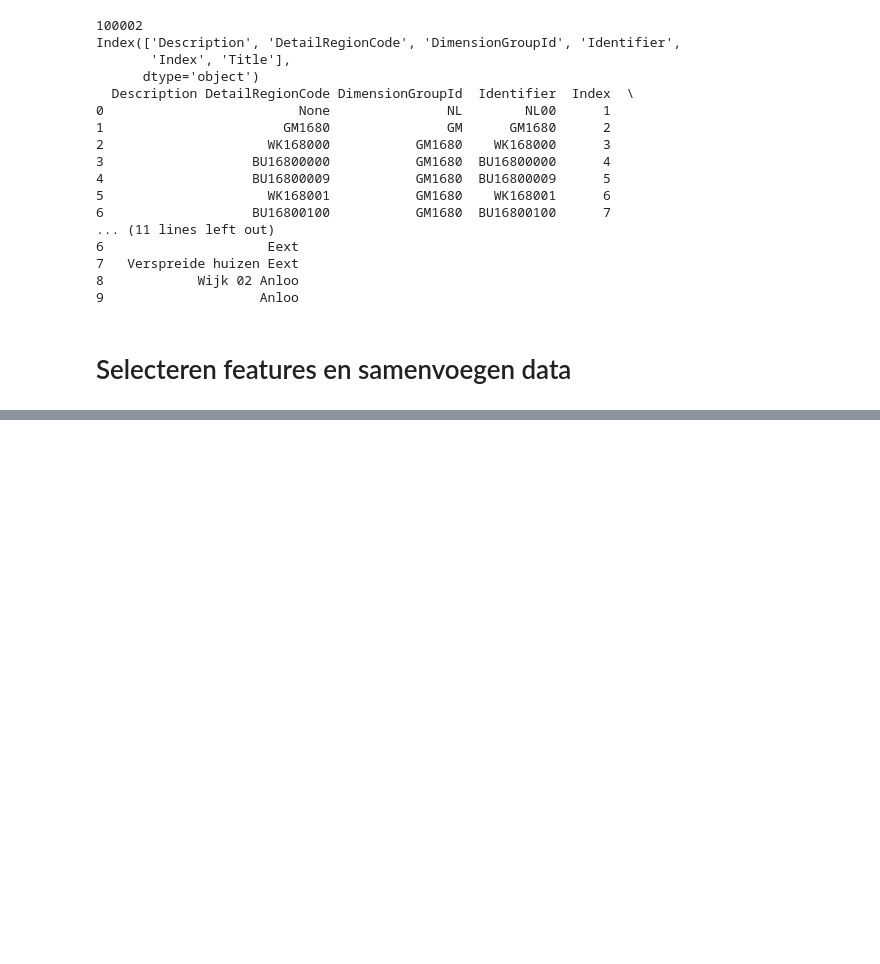
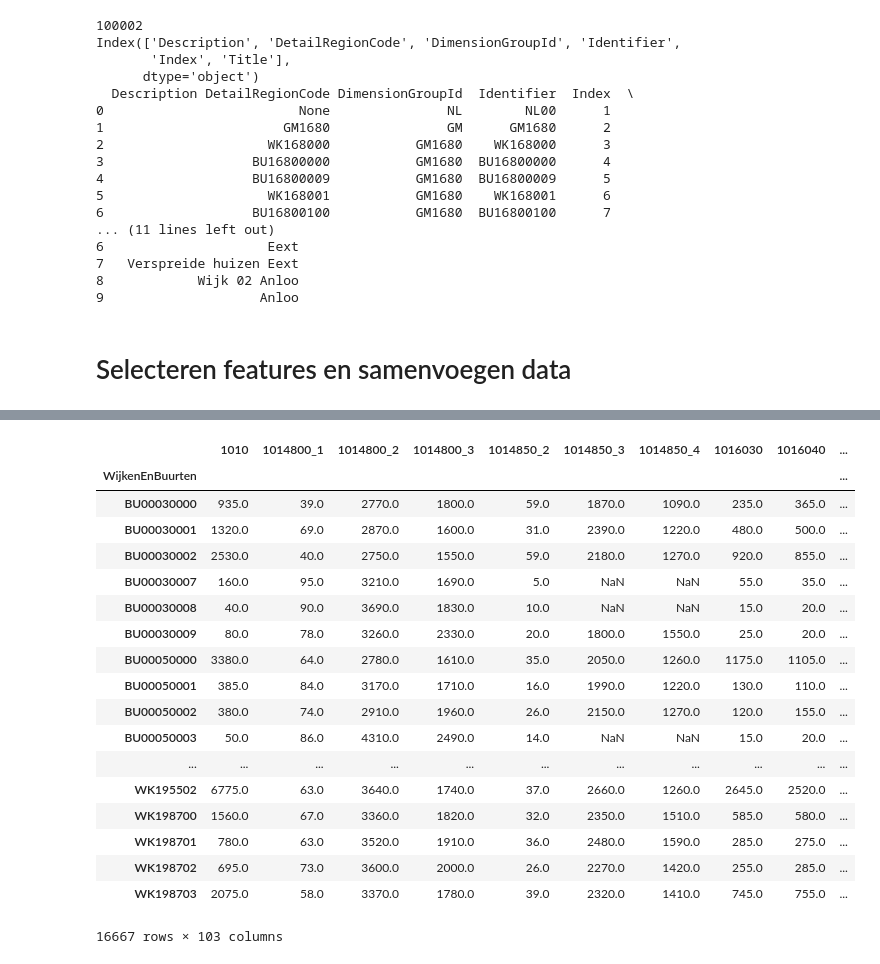
Before and after one commit to DanAugustus/KiesKaart, a Jupyter notebook: CBSparserOData4.ipynb, the cells around one changed output, grey strips where cells are left out. Saved outputs shown, nothing was run; the diff lists cells and outputs as text; code cells hidden in the pictures; blank space fills up the shorter version.

```diff
--- a/CBSparserOData4.ipynb
+++ b/CBSparserOData4.ipynb
@@ -311,0 +350,23 @@ split(pattern, string, maxsplit=0, flags=0)
+# %%
+test2.groupby("WijkenEnBuurten").first()
+# Deze tabel heeft het gewenste format.
+# %% [output]
+|  | 1010 | 1014800_1 | 1014800_2 | 1014800_3 | 1014850_2 | 1014850_3 | 1014850_4 | 1016030 | 1016040 | ... |
+| WijkenEnBuurten |  |  |  |  |  |  |  |  |  | ... |
+| BU00030000 | 935.0 | 39.0 | 2770.0 | 1800.0 | 59.0 | 1870.0 | 1090.0 | 235.0 | 365.0 | ... |
+| BU00030001 | 1320.0 | 69.0 | 2870.0 | 1600.0 | 31.0 | 2390.0 | 1220.0 | 480.0 | 500.0 | ... |
+| BU00030002 | 2530.0 | 40.0 | 2750.0 | 1550.0 | 59.0 | 2180.0 | 1270.0 | 920.0 | 855.0 | ... |
+| BU00030007 | 160.0 | 95.0 | 3210.0 | 1690.0 | 5.0 | NaN | NaN | 55.0 | 35.0 | ... |
+| BU00030008 | 40.0 | 90.0 | 3690.0 | 1830.0 | 10.0 | NaN | NaN | 15.0 | 20.0 | ... |
+| BU00030009 | 80.0 | 78.0 | 3260.0 | 2330.0 | 20.0 | 1800.0 | 1550.0 | 25.0 | 20.0 | ... |
+| BU00050000 | 3380.0 | 64.0 | 2780.0 | 1610.0 | 35.0 | 2050.0 | 1260.0 | 1175.0 | 1105.0 | ... |
+| BU00050001 | 385.0 | 84.0 | 3170.0 | 1710.0 | 16.0 | 1990.0 | 1220.0 | 130.0 | 110.0 | ... |
+| BU00050002 | 380.0 | 74.0 | 2910.0 | 1960.0 | 26.0 | 2150.0 | 1270.0 | 120.0 | 155.0 | ... |
+| BU00050003 | 50.0 | 86.0 | 4310.0 | 2490.0 | 14.0 | NaN | NaN | 15.0 | 20.0 | ... |
+| ... | ... | ... | ... | ... | ... | ... | ... | ... | ... | ... |
+| WK195502 | 6775.0 | 63.0 | 3640.0 | 1740.0 | 37.0 | 2660.0 | 1260.0 | 2645.0 | 2520.0 | ... |
+| WK198700 | 1560.0 | 67.0 | 3360.0 | 1820.0 | 32.0 | 2350.0 | 1510.0 | 585.0 | 580.0 | ... |
+| WK198701 | 780.0 | 63.0 | 3520.0 | 1910.0 | 36.0 | 2480.0 | 1590.0 | 285.0 | 275.0 | ... |
+| WK198702 | 695.0 | 73.0 | 3600.0 | 2000.0 | 26.0 | 2270.0 | 1420.0 | 255.0 | 285.0 | ... |
+| WK198703 | 2075.0 | 58.0 | 3370.0 | 1780.0 | 39.0 | 2320.0 | 1410.0 | 745.0 | 755.0 | ... |
+16667 rows × 103 columns
```
Also changed, not shown: parts of 15 cells of this notebook.
